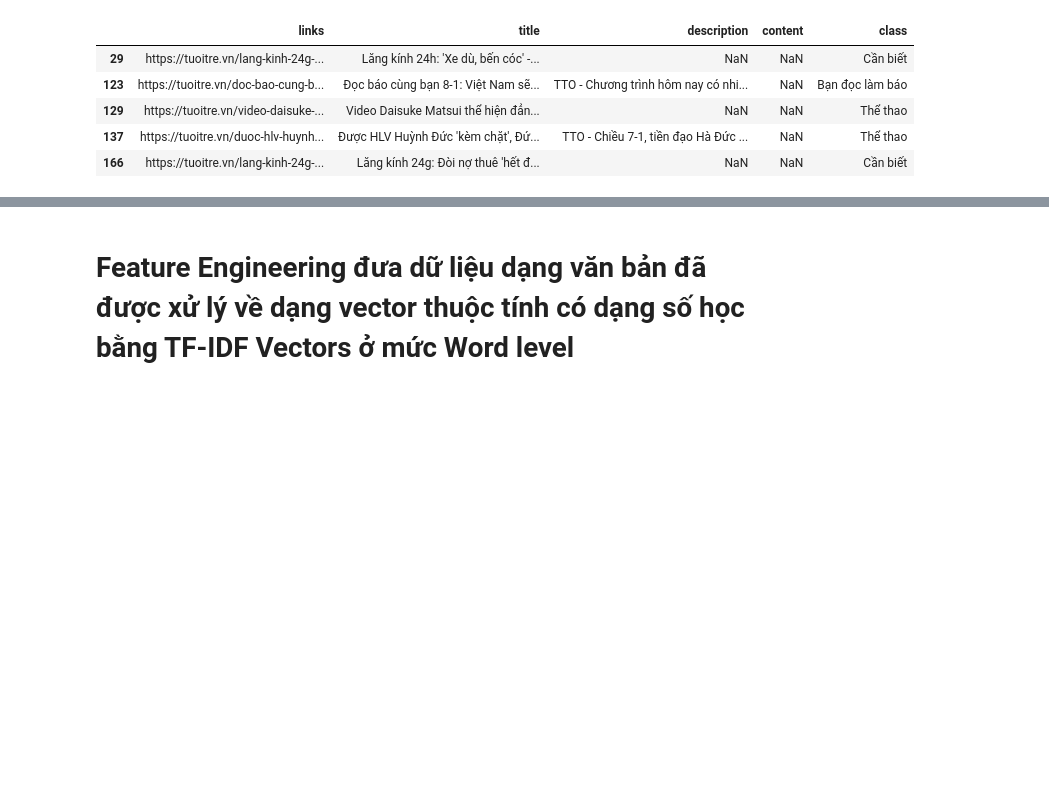
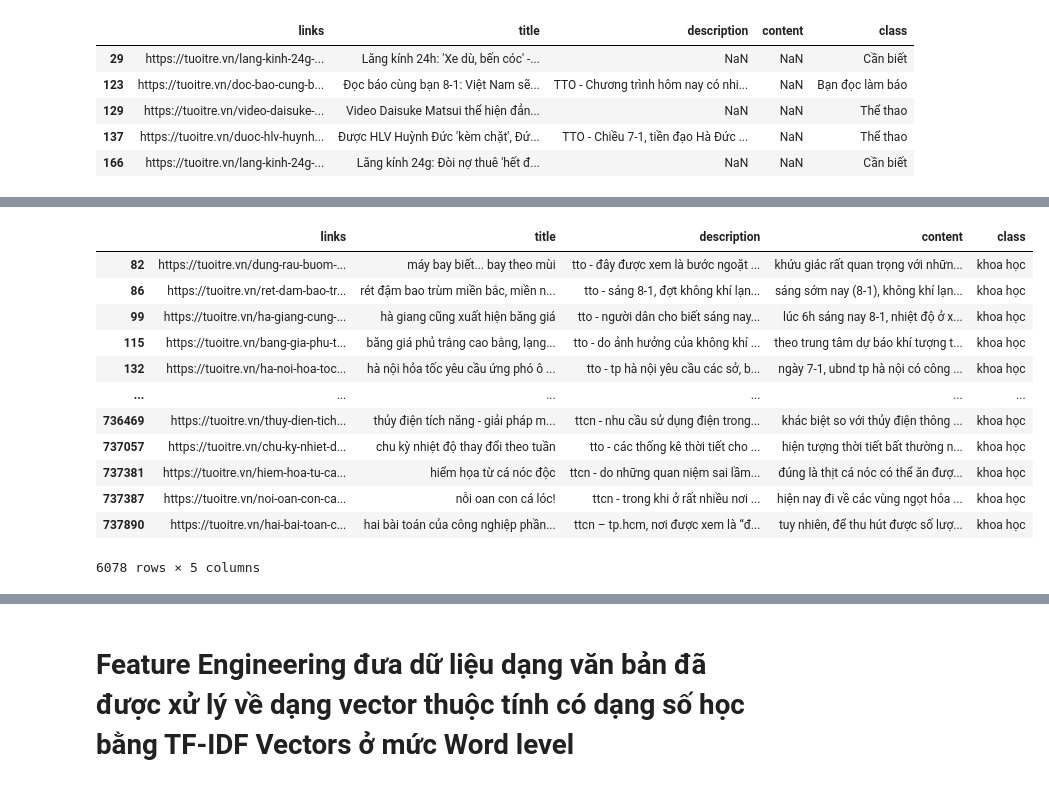
Before and after one commit to vlozg/DoAn_CuoiKy_DataScience, a Jupyter notebook: Final.ipynb, the cells around one changed output, grey strips where cells are left out. Drawn from its saved outputs; the diff is of its cells as text; code cells hidden in the pictures; blank space fills up the shorter version.

```diff
--- a/Final.ipynb
+++ b/Final.ipynb
@@ -539,0 +701,16 @@ for index in tqdm(range(total_files)):
+# %%
+data_df[data_df["class"] == "khoa học"]
+# %% [output]
+|  | links | title | description | content | class |
+| 82 | https://tuoitre.vn/dung-rau-buom-... | máy bay biết... bay theo mùi | tto - đây được xem là bước ngoặt ... | khứu giác rất quan trọng với nhữn... | khoa học |
+| 86 | https://tuoitre.vn/ret-dam-bao-tr... | rét đậm bao trùm miền bắc, miền n... | tto - sáng 8-1, đợt không khí lạn... | sáng sớm nay (8-1), không khí lạn... | khoa học |
+| 99 | https://tuoitre.vn/ha-giang-cung-... | hà giang cũng xuất hiện băng giá | tto - người dân cho biết sáng nay... | lúc 6h sáng nay 8-1, nhiệt độ ở x... | khoa học |
+| 115 | https://tuoitre.vn/bang-gia-phu-t... | băng giá phủ trắng cao bằng, lạng... | tto - do ảnh hưởng của không khí ... | theo trung tâm dự báo khí tượng t... | khoa học |
+| 132 | https://tuoitre.vn/ha-noi-hoa-toc... | hà nội hỏa tốc yêu cầu ứng phó ô ... | tto - tp hà nội yêu cầu các sở, b... | ngày 7-1, ubnd tp hà nội có công ... | khoa học |
+| ... | ... | ... | ... | ... | ... |
+| 736469 | https://tuoitre.vn/thuy-dien-tich... | thủy điện tích năng - giải pháp m... | ttcn - nhu cầu sử dụng điện trong... | khác biệt so với thủy điện thông ... | khoa học |
+| 737057 | https://tuoitre.vn/chu-ky-nhiet-d... | chu kỳ nhiệt độ thay đổi theo tuần | tto - các thống kê thời tiết cho ... | hiện tượng thời tiết bất thường n... | khoa học |
+| 737381 | https://tuoitre.vn/hiem-hoa-tu-ca... | hiểm họa từ cá nóc độc | ttcn - do những quan niệm sai lầm... | đúng là thịt cá nóc có thể ăn đượ... | khoa học |
+| 737387 | https://tuoitre.vn/noi-oan-con-ca... | nỗi oan con cá lóc! | ttcn - trong khi ở rất nhiều nơi ... | hiện nay đi về các vùng ngọt hóa ... | khoa học |
+| 737890 | https://tuoitre.vn/hai-bai-toan-c... | hai bài toán của công nghiệp phần... | ttcn – tp.hcm, nơi được xem là “đ... | tuy nhiên, để thu hút được số lượ... | khoa học |
+6078 rows × 5 columns
```
Also changed, not shown: parts of 74 cells of this notebook.
